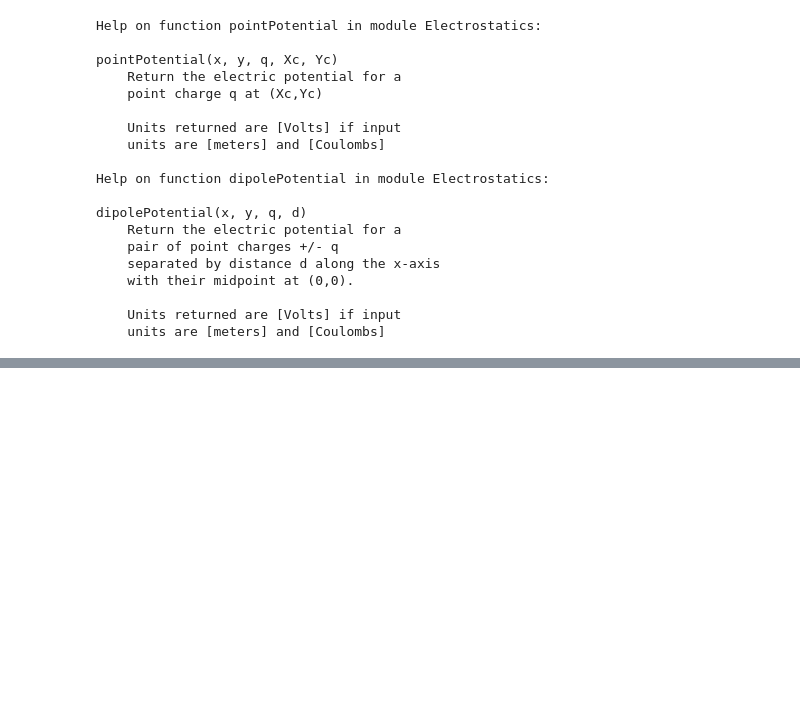
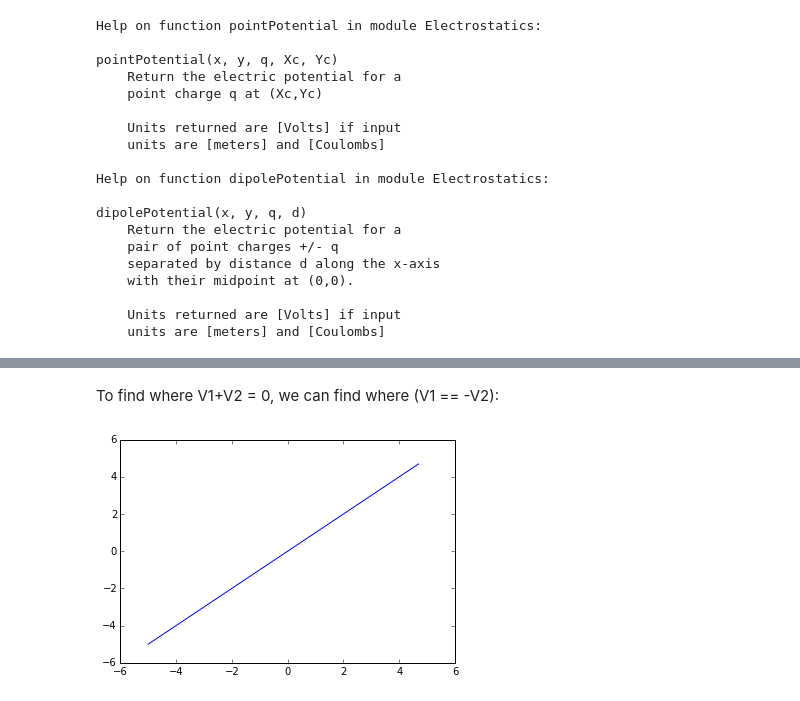
Before and after one commit to byoung08/PHYS202-S14, a Jupyter notebook: SciPy/InterpolationTour.ipynb, the cells around one changed output, grey strips where cells are left out. Saved outputs shown, nothing was run; the diff lists cells and outputs as text; code cells hidden in the pictures; blank space fills up the shorter version.

```diff
--- a/SciPy/InterpolationTour.ipynb
+++ b/SciPy/InterpolationTour.ipynb
@@ -209,0 +212,11 @@ ax.plt_surface(xg,yg,V)
+# %% [markdown]
+To find where V1+V2 = 0, we can find where (V1 == -V2):
+# %%
+#Make the mask
+ii = (V1 == -V2)
+
+#Plot the x,y values using the mask:
+plt.plot(xg[ii], yg[ii])
+plt.show()
+# %% [output]
+[figure, added]
```
Also changed, not shown: parts of 7 cells of this notebook, 1 other file.
